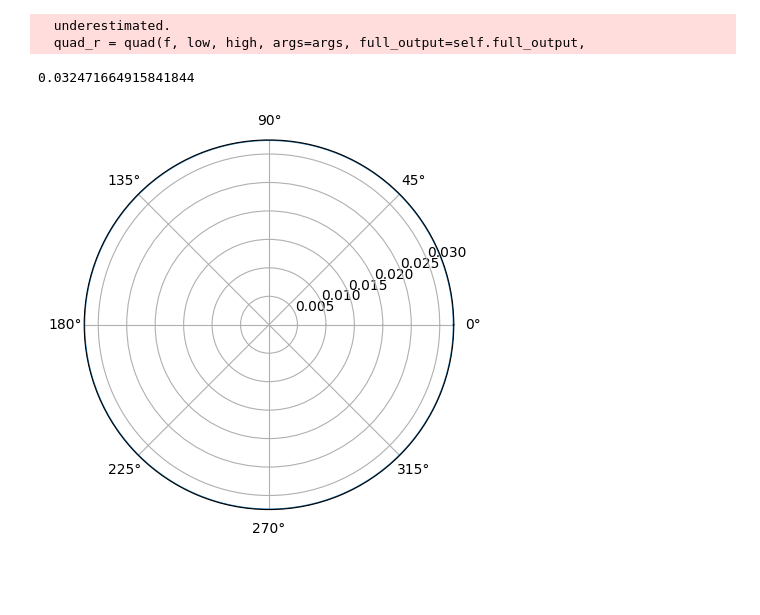
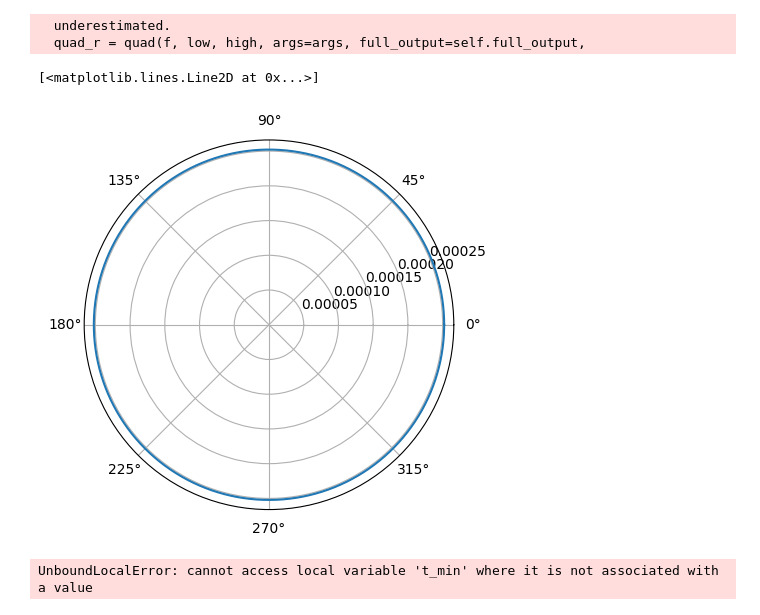
Before and after one commit to Sh4DowBurn/Method-of-Moments-for-antennas, a Jupyter notebook: TEST.ipynb, the cells around one changed output. Cells and saved outputs as stored; diff of their text form; code cells hidden in the pictures; blank space fills up the shorter version.

Commit message:
stable pulse functions (triangle is coming)

```diff
--- a/TEST.ipynb
+++ b/TEST.ipynb
@@ -6,7 +6,7 @@ light_speed, mu0, eps0 = 299792458., 4*np.pi*1e-7, 8.854e-12
 frequency = 1e6 * 146
 omega, wavelength = 2 * np.pi * frequency, light_speed / frequency
 incident_field, radius = 10, 3.175e-3
-delta_r = wavelength / 10e2
+delta_r = wavelength / 1e2
 
 class yagi:
     def __init__(self, position, angle, length, source_position, radius):
@@ -19,12 +19,25 @@ class yagi:
 structure_type = 'yagi-uda'
 pos = np.array([[0.0, 0.0, 0.0]])
 angle = np.array([[0.0, 0.0]])
-lengths = np.array([wavelength/2])
-source_position = np.array([[0.0, 0.0, 0.0, 10]])
+lengths = np.array([delta_r * 5])
+source_position = np.array([[0.0, 0.0, 0.0, incident_field]])
 radii = np.array([radius])
 test = yagi(pos, angle, lengths, source_position, radii)
+# %%
+basis_functions = 'pulse'
+current_pulse, R_pulse = solve.calc_current_distribution(structure_type=structure_type, basis_functions=basis_functions, antenna=test, frequency=frequency, delta_r=delta_r)
+E_pulse, angles = solve.calc_directional_pattern (phi=0, theta=0, current=current_pulse, R=R_pulse, delta_r=delta_r, frequency=frequency)
+# %% [output]
+  underestimated.
+  quad_r = quad(f, low, high, args=args, full_output=self.full_output,
+# %%
+import matplotlib.pyplot as plt
+plt.polar(angles, E_pulse)
+# %% [output]
+[<matplotlib.lines.Line2D at 0x...>]
+[figure, added]
 # %%
-current, R = solve.calc_current_distribution(structure_type=structure_type, antenna=test, frequency=frequency, delta_r=delta_r)
+basis_functions = 'triangle'
+current_triangle, R_triangle = solve.calc_current_distribution(structure_type=structure_type, basis_functions=basis_functions, antenna=test, frequency=frequency, delta_r=delta_r)
 # %% [output]
-  underestimated.
-  quad_r = quad(f, low, high, args=args, full_output=self.full_output,
+UnboundLocalError: cannot access local variable 't_min' where it is not associated with a value
@@ -33,7 +43,0 @@ E_total, phi = solve.calc_directional_pattern(phi=0, theta=0, current=current, R
-# %%
-import matplotlib.pyplot as plt
-plt.polar(phi, E_total)
-print(np.max(E_total))
-# %% [output]
-0.032471664915841844
-[figure, removed]
```
Also changed, not shown: parts of 3 cells of this notebook, 3 other files.
